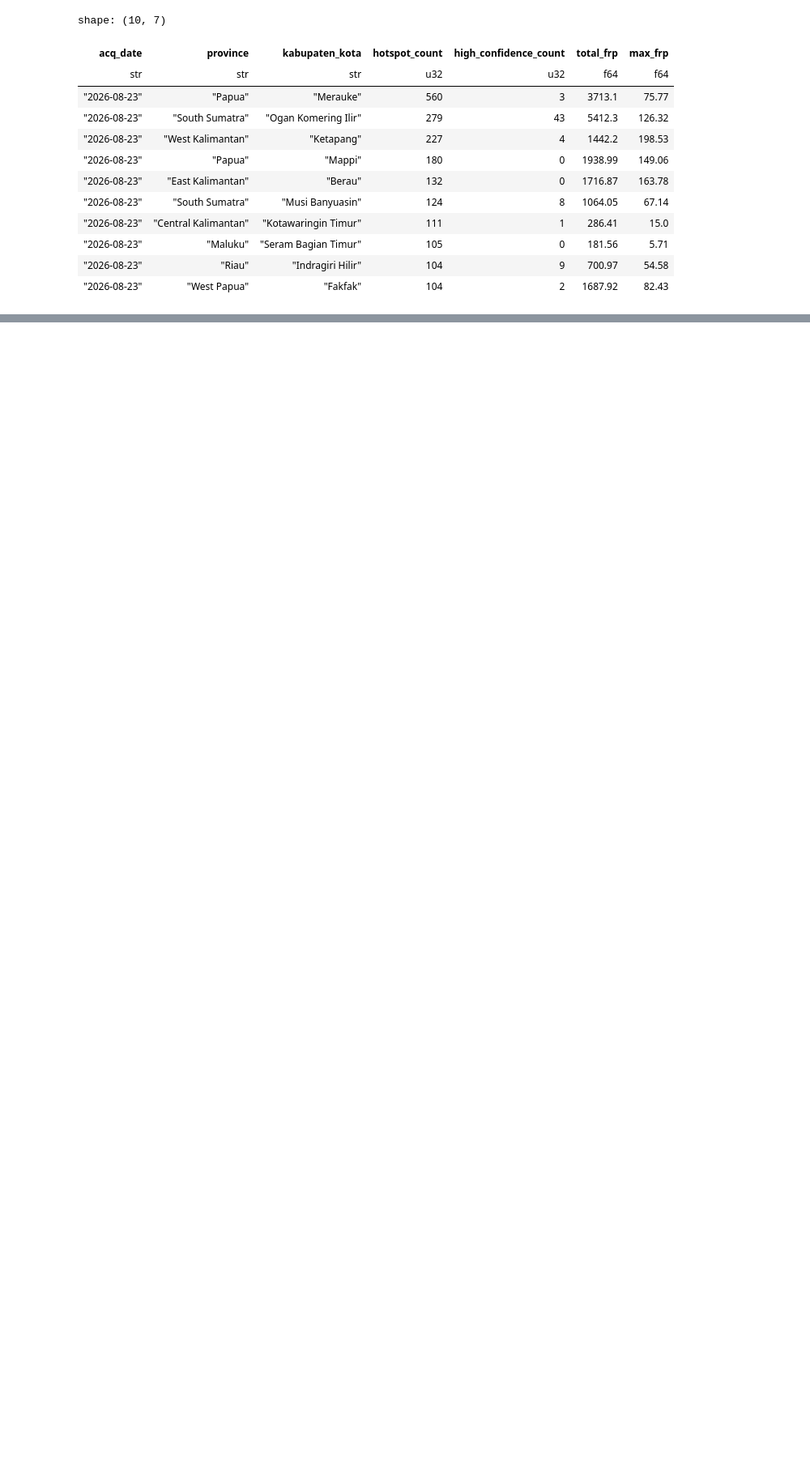
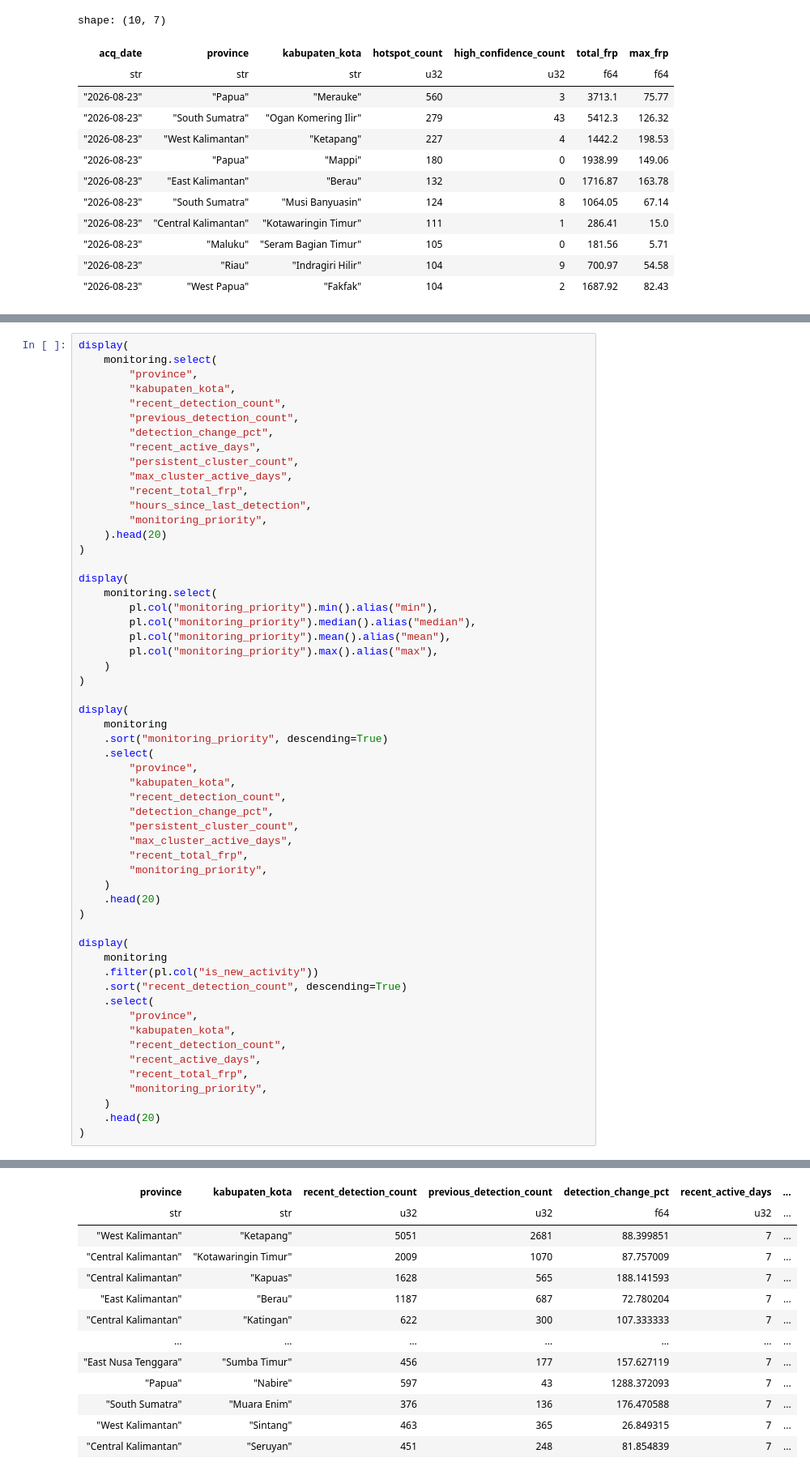
Before and after one commit to FAL10000/KarhutlaWatch-ID, a Jupyter notebook: notebooks/explore.ipynb, the cells around one changed output, grey strips where cells are left out. Shown at 81% size. Drawn from its saved outputs; the diff is of its cells as text; blank space fills up the shorter version.

```diff
--- a/notebooks/explore.ipynb
+++ b/notebooks/explore.ipynb
@@ -165,0 +410,57 @@ shape: (10, 7)
+# %%
+display(
+    monitoring.select(
+        "province",
+        "kabupaten_kota",
+        "recent_detection_count",
+        "previous_detection_count",
+        "detection_change_pct",
+        "recent_active_days",
+        "persistent_cluster_count",
+        "max_cluster_active_days",
+        "recent_total_frp",
+        "hours_since_last_detection",
+        "monitoring_priority",
+    ).head(20)
+)
+
+display(
+    monitoring.select(
+        pl.col("monitoring_priority").min().alias("min"),
+        pl.col("monitoring_priority").median().alias("median"),
+        pl.col("monitoring_priority").mean().alias("mean"),
+        pl.col("monitoring_priority").max().alias("max"),
+    )
+)
+
+display(
+    monitoring
+    .sort("monitoring_priority", descending=True)
+    .select(
+        "province",
+        "kabupaten_kota",
+        "recent_detection_count",
+        "detection_change_pct",
+        "persistent_cluster_count",
+        "max_cluster_active_days",
+        "recent_total_frp",
+        "monitoring_priority",
+    )
+    .head(20)
+)
+
+display(
+    monitoring
+    .filter(pl.col("is_new_activity"))
+    .sort("recent_detection_count", descending=True)
+    .select(
+        "province",
+        "kabupaten_kota",
+        "recent_detection_count",
+        "recent_active_days",
+        "recent_total_frp",
+        "monitoring_priority",
+    )
+    .head(20)
+)
+# %% [output]
@@ -165,0 +468,13 @@ shape: (10, 7)
+| province | kabupaten_kota | recent_detection_count | previous_detection_count | detection_change_pct | recent_active_days | ... |
+| str | str | u32 | u32 | f64 | u32 | ... |
+| "West Kalimantan" | "Ketapang" | 5051 | 2681 | 88.399851 | 7 | ... |
+| "Central Kalimantan" | "Kotawaringin Timur" | 2009 | 1070 | 87.757009 | 7 | ... |
+| "Central Kalimantan" | "Kapuas" | 1628 | 565 | 188.141593 | 7 | ... |
+| "East Kalimantan" | "Berau" | 1187 | 687 | 72.780204 | 7 | ... |
+| "Central Kalimantan" | "Katingan" | 622 | 300 | 107.333333 | 7 | ... |
+| … | … | … | … | … | … | ... |
+| "East Nusa Tenggara" | "Sumba Timur" | 456 | 177 | 157.627119 | 7 | ... |
+| "Papua" | "Nabire" | 597 | 43 | 1288.372093 | 7 | ... |
+| "South Sumatra" | "Muara Enim" | 376 | 136 | 176.470588 | 7 | ... |
+| "West Kalimantan" | "Sintang" | 463 | 365 | 26.849315 | 7 | ... |
+| "Central Kalimantan" | "Seruyan" | 451 | 248 | 81.854839 | 7 | ... |
```
Also changed, not shown: parts of 10 cells of this notebook, 4 other files.
